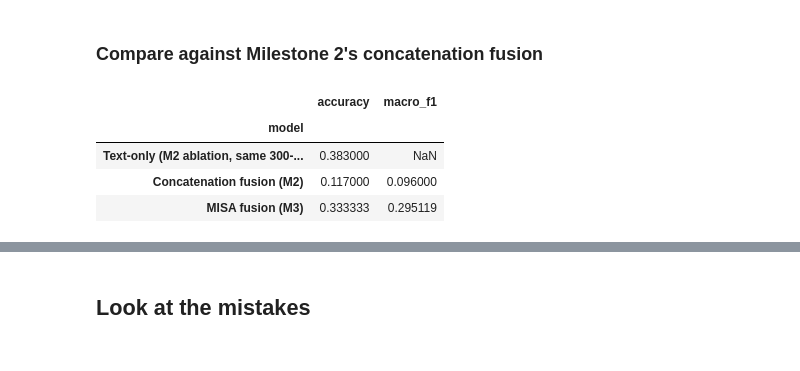
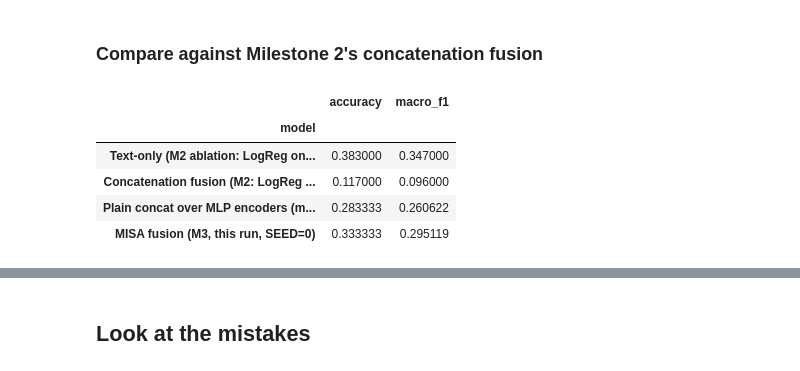
Before and after one commit to dmyung14/Multimodal-Intent-Classifier, a Jupyter notebook: notebooks/milestone3_misa_fusion.ipynb, the cells around one changed output, grey strips where cells are left out. Saved outputs shown, nothing was run; the diff lists cells and outputs as text; code cells hidden in the pictures.

```diff
--- a/notebooks/milestone3_misa_fusion.ipynb
+++ b/notebooks/milestone3_misa_fusion.ipynb
@@ -223,7 +223,7 @@ def run_epoch(model, optimizer, text, audio, video, labels, batch_size, train_mo
 
 
 torch.manual_seed(SEED)
-model = MISAModel(text_dim=text_train.shape[1], num_classes=20)
+model = MISAModel(text_dim=text_train.shape[1], hidden_dim=HIDDEN_DIM, num_classes=20)
 optimizer = torch.optim.Adam(model.parameters(), lr=LEARNING_RATE)
 
 history = {"train_loss": [], "val_loss": [], "train_f1": [], "val_f1": []}
@@ -341,15 +434,17 @@ plt.show()
 ### Compare against Milestone 2's concatenation fusion
 # %%
 comparison = pd.DataFrame([
-    {"model": "Text-only (M2 ablation, same 300-clip data)", "accuracy": 0.383, "macro_f1": float("nan")},
-    {"model": "Concatenation fusion (M2)", "accuracy": 0.117, "macro_f1": 0.096},
-    {"model": "MISA fusion (M3)", "accuracy": acc, "macro_f1": macro_f1},
+    {"model": "Text-only (M2 ablation: LogReg on TF-IDF, no scaler)", "accuracy": 0.383, "macro_f1": 0.347},
+    {"model": "Concatenation fusion (M2: LogReg + StandardScaler)", "accuracy": 0.117, "macro_f1": 0.096},
+    {"model": "Plain concat over MLP encoders (mean of 3 seeds, above)", "accuracy": plain_acc, "macro_f1": plain_f1},
+    {"model": "MISA fusion (M3, this run, SEED=0)", "accuracy": acc, "macro_f1": macro_f1},
 ]).set_index("model")
 comparison
 # %% [output]
 |  | accuracy | macro_f1 |
 | model |  |  |
-| Text-only (M2 ablation, same 300-... | 0.383000 | NaN |
-| Concatenation fusion (M2) | 0.117000 | 0.096000 |
-| MISA fusion (M3) | 0.333333 | 0.295119 |
+| Text-only (M2 ablation: LogReg on... | 0.383000 | 0.347000 |
+| Concatenation fusion (M2: LogReg ... | 0.117000 | 0.096000 |
+| Plain concat over MLP encoders (m... | 0.283333 | 0.260622 |
+| MISA fusion (M3, this run, SEED=0) | 0.333333 | 0.295119 |
 # %% [markdown]
```
Also changed, not shown: parts of 5 cells of this notebook, 2 other files.
